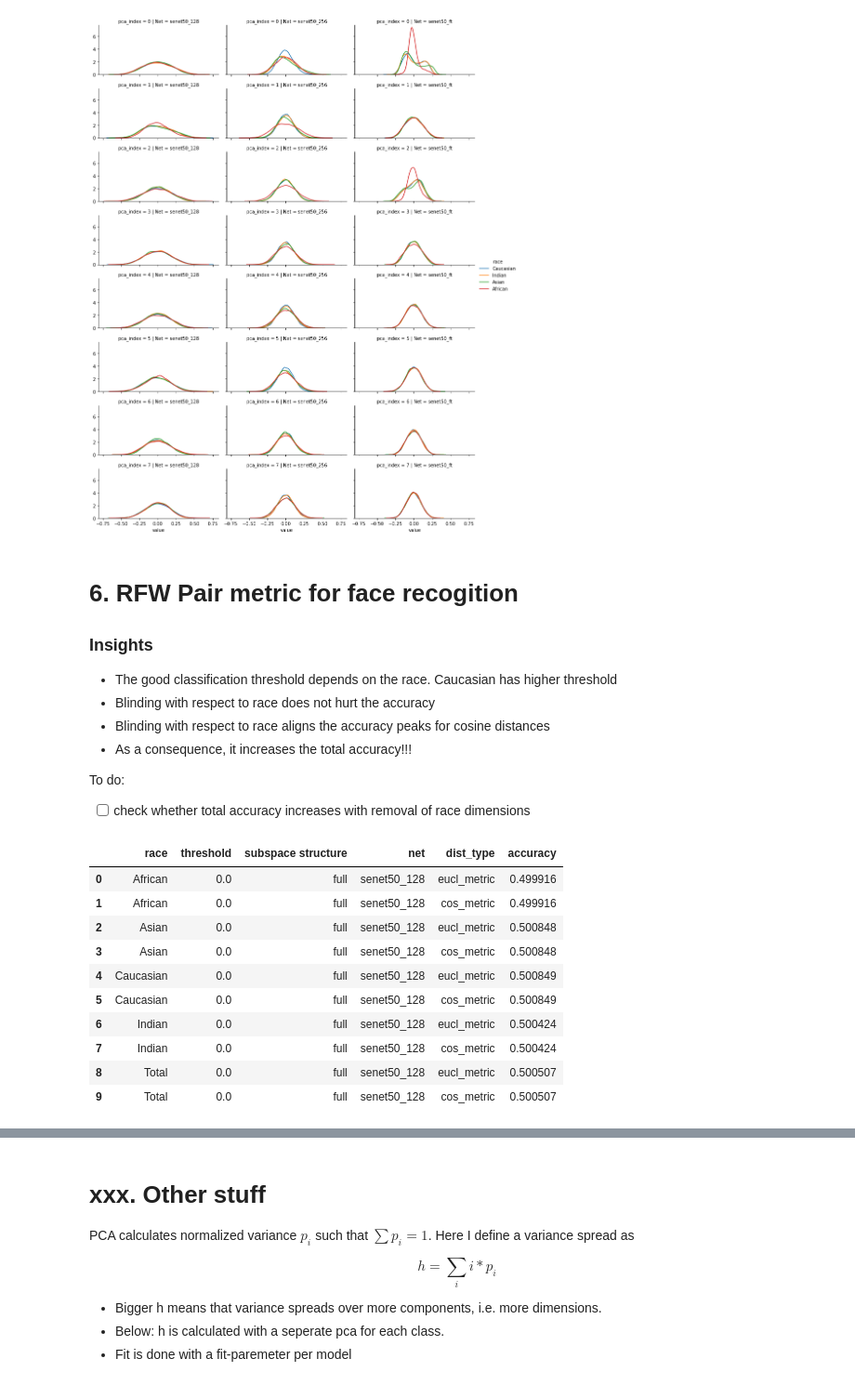
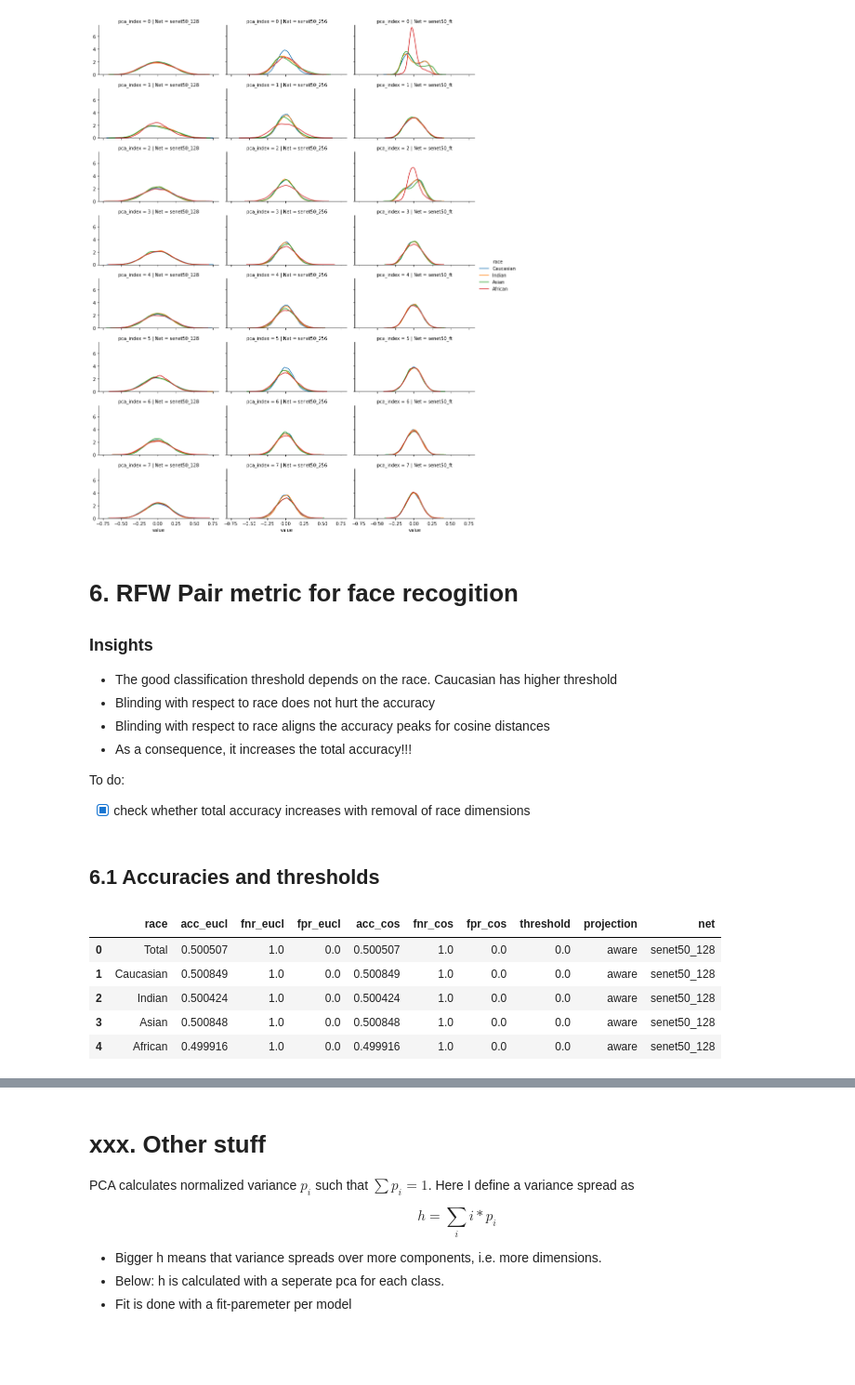
Before and after one commit to samuelwehrli/Face-Recognition-Bias, a Jupyter notebook: Embeddings and Bias Analysis.ipynb, the cells around one changed output, grey strips where cells are left out. Shown at 93% size. Cells and saved outputs as stored; diff of their text form; code cells hidden in the pictures; blank space fills up the shorter version.

```diff
--- a/Embeddings and Bias Analysis.ipynb
+++ b/Embeddings and Bias Analysis.ipynb
@@ -58,7 +58,7 @@ from sklearn.metrics import davies_bouldin_score, silhouette_score, calinski_har
 mystore = r'C:\Daten\_tmp\FRdata.h5'
 # %%
 class H5Reader:
-    pattern = r'C:\Daten\FaceRecognitionBias\senet50\embeddings\{net}_pytorch_{race}_normed_BGR.h5'
+    pattern = r'C:\Daten\FaceRecognitionBias\vgg2\embeddings\{net}_pytorch_{race}_normed_BGR.h5'
     race_list = ['Caucasian','Indian','Asian','African']
     net_list = ['senet50_128','senet50_256','senet50_ft']
 
@@ -368,9 +378,11 @@ I wonder what cluster with the same scores look like in 2d. Therefore i create t
 # %%
 # functions for score calculations
 def calculate_scores(X, labels):
+    clf = LogisticRegression(random_state=0,max_iter=200).fit(X, labels)
     return {'MS': silhouette_score(X, labels),
             'CH': calinski_harabasz_score(X, labels),
-            'DB': davies_bouldin_score(X, labels)}
+            'DB': davies_bouldin_score(X, labels),
+            'Log. regr.':clf.score(X,labels)}
 
 def uniform_2d_clusters(w,N=1000):
     labels = np.int8(np.arange(2*N)/N)
@@ -694,54 +723,53 @@ g.add_legend()
 - As a consequence, it increases the total accuracy!!!
 
 To do:
-- [ ] check whether total accuracy increases with removal of race dimensions
+- [x] check whether total accuracy increases with removal of race dimensions
+# %% [markdown]
+## 6.1 Accuracies and thresholds
 # %%
-r128 = H5Reader('senet50_128')
-tmp = r128.read_all()
-embeddings,race_labels = H5Reader.df2data(r128.read_all())
-pair_labels = r128.read_pair_labels()
-
 frm = RFWDistances()
 ccp = ClusterCenterProjection()
+
+race_selections = {'Total':H5Reader.race_list}
+race_selections.update({race:[race] for race in H5Reader.race_list})
 
 cdf = []
 for net in H5Reader.net_list:
     reader = H5Reader(net)
     tmp = reader.read_all()
     embeddings,race_labels = H5Reader.df2data(reader.read_all())
     pair_labels = r128.read_pair_labels()
     ccp.fit(embeddings,race_labels)
 
-    for projection, X in {'full':embeddings,
-                          'race un-aware':ccp.blind(embeddings),
-                          'race only (3d)':ccp.project(embeddings)}.items():
+    for projection, X in {'aware':embeddings,
+                          'blind':ccp.blind(embeddings),
+                          '3d':ccp.project(embeddings)}.items():
         df = frm.get_distance_df(X,pair_labels).dropna()
 
         for th in np.arange(0,1.5,0.01):
-            df['eucl_metric'] = df.issame == (df.eucl < th)
-            df['cos_metric'] = df.issame == (df.cos < th)
-            tmp = df.groupby('race')[['eucl_metric','cos_metric']].mean()
-            tmp.loc['Total',:] = df[['eucl_metric','cos_metric']].mean()
+            tmp = pd.DataFrame(index=pd.Index([],name='race'))
+            for key, race_selection in race_selections.items():
+                sel = df.race.isin(race_selection)
+                y_true = df[sel].issame
+                y_eucl = df[sel].eucl < th
+                y_cos = df[sel].cos < th
+                tmp.loc[key,'acc_eucl'] = np.mean(y_true == y_eucl)
+                tmp.loc[key,'fnr_eucl'] = np.sum((y_true==1) & (y_eucl==0)) / np.sum(y_true==1)
+                tmp.loc[key,'fpr_eucl'] = np.sum((y_true==0) & (y_eucl==1)) / np.sum(y_true==0)
+                tmp.loc[key,'acc_cos'] = np.mean(y_true == y_cos)
+                tmp.loc[key,'fnr_cos'] = np.sum((y_true==1) & (y_cos==0)) / np.sum(y_true==1)
+                tmp.loc[key,'fpr_cos'] = np.sum((y_true==0) & (y_cos==1)) / np.sum(y_true==0)
             tmp['threshold'] = th
             tmp['projection'] = projection
             tmp['net'] = net
             cdf.append(tmp)
 
 cdf = pd.concat(cdf,0).reset_index()
-cdf2 = (cdf.set_index(['race','threshold','projection','net'])
-        .stack().reset_index()
-        .rename(columns={'level_4':'dist_type',0:'accuracy','projection':'subspace structure'})  )
-
-cdf2.head(10)
+cdf.head()
 # %% [output]
-|  | race | threshold | subspace structure | net | dist_type | accuracy |
-| 0 | African | 0.0 | full | senet50_128 | eucl_metric | 0.499916 |
-| 1 | African | 0.0 | full | senet50_128 | cos_metric | 0.499916 |
-| 2 | Asian | 0.0 | full | senet50_128 | eucl_metric | 0.500848 |
-| 3 | Asian | 0.0 | full | senet50_128 | cos_metric | 0.500848 |
-| 4 | Caucasian | 0.0 | full | senet50_128 | eucl_metric | 0.500849 |
-| 5 | Caucasian | 0.0 | full | senet50_128 | cos_metric | 0.500849 |
-| 6 | Indian | 0.0 | full | senet50_128 | eucl_metric | 0.500424 |
-| 7 | Indian | 0.0 | full | senet50_128 | cos_metric | 0.500424 |
-| 8 | Total | 0.0 | full | senet50_128 | eucl_metric | 0.500507 |
-| 9 | Total | 0.0 | full | senet50_128 | cos_metric | 0.500507 |
+|  | race | acc_eucl | fnr_eucl | fpr_eucl | acc_cos | fnr_cos | fpr_cos | threshold | projection | net |
+| 0 | Total | 0.500507 | 1.0 | 0.0 | 0.500507 | 1.0 | 0.0 | 0.0 | aware | senet50_128 |
+| 1 | Caucasian | 0.500849 | 1.0 | 0.0 | 0.500849 | 1.0 | 0.0 | 0.0 | aware | senet50_128 |
+| 2 | Indian | 0.500424 | 1.0 | 0.0 | 0.500424 | 1.0 | 0.0 | 0.0 | aware | senet50_128 |
+| 3 | Asian | 0.500848 | 1.0 | 0.0 | 0.500848 | 1.0 | 0.0 | 0.0 | aware | senet50_128 |
+| 4 | African | 0.499916 | 1.0 | 0.0 | 0.499916 | 1.0 | 0.0 | 0.0 | aware | senet50_128 |
```
Also changed, not shown: parts of 26 cells of this notebook, 2 other files.
